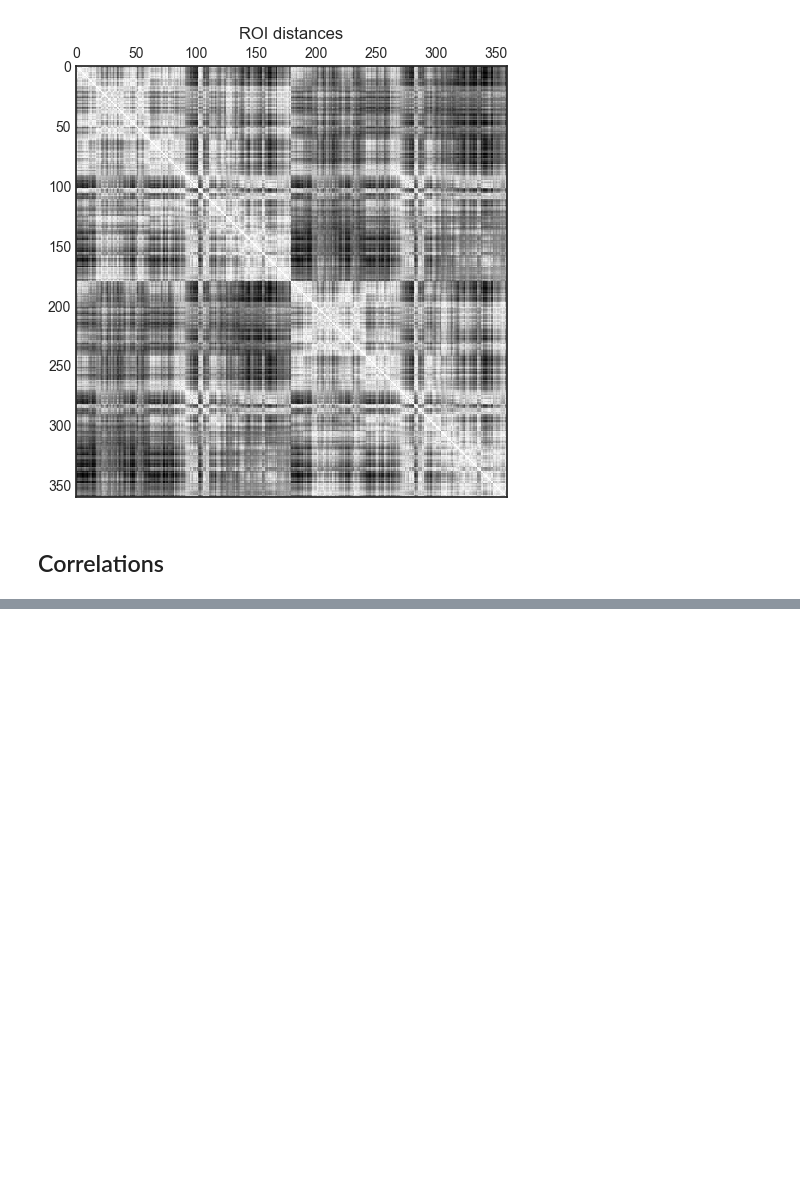
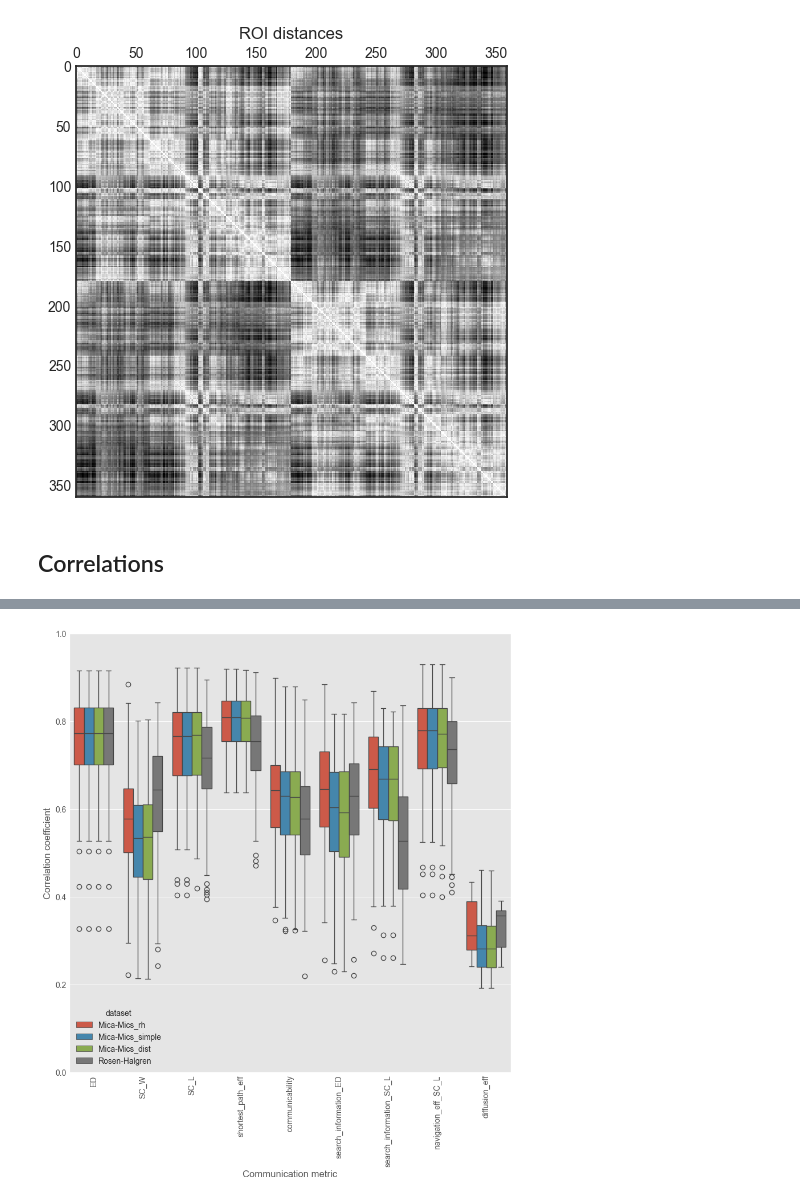
Before and after one commit to Katterrina/fimuni_thesis, a Jupyter notebook: notebooks/f-tract/01_analysis.ipynb, the cells around one changed output, grey strips where cells are left out. Cells and saved outputs as stored; diff of their text form; code cells hidden in the pictures; blank space fills up the shorter version.

```diff
--- a/notebooks/f-tract/01_analysis.ipynb
+++ b/notebooks/f-tract/01_analysis.ipynb
@@ -300,0 +372,17 @@ plot_results_overlay(result_a,result_a_partial,title="Spearman correlation of SC
+# %%
+keys = []
+
+result_p_per_roi = []
+result_p_partial_per_roi = []
+
+result_a_per_roi = []
+result_a_partial_per_roi = []
+
+for name,_,_,_ in SC_matrices:
+    print(name)
+    keys.append(name)
+    result_p_per_roi.append(corr_per_roi(stat_data_per_roi[name]["probability"]).round(3))
+    #result_a_per_roi.append(corr_per_roi(stat_data[name]["amplitude"],columns=["response_amplitude"], method='spearman').round(3))
+    #result_p_partial_per_roi.append(partial_corr_ED(stat_data[name]["probability"],'response_probability',"spearman"))
+    #result_a_partial_per_roi.append(partial_corr_ED(stat_data[name]["amplitude"],"response_amplitude","spearman"))
+print(result_p_per_roi)
@@ -300,0 +439,5 @@ plot_results_overlay(result_a,result_a_partial,title="Spearman correlation of SC
+# %%
+result_p_per_roi = pd.concat(result_p_per_roi, keys=keys).reset_index(names=["dataset","roi",'-'])
+# %%
+result_p_per_roi['p_sigf_num'] = result_p_per_roi['p_sigf'].apply(lambda x: 1 if x=="*" else 0)
+result_p_per_roi
@@ -300,0 +476,12 @@ plot_results_overlay(result_a,result_a_partial,title="Spearman correlation of SC
+# %%
+result_p_per_roi['r_abs_sigf'] = result_p_per_roi.apply(lambda x: x['r_abs'] if (x['p-unc'] < 0.05 and x['n']>=30) else np.nan,axis=1)
+# %%
+plt.figure(figsize=(10,10))
+ax = sns.boxplot(data=result_p_per_roi, x="Y", y="r_abs_sigf", hue="dataset")
+ax.set_ylim(bottom=0, top=1)
+ax.tick_params(axis='x', rotation=90)
+plt.xlabel('Communication metric')
+plt.ylabel('Correlation coefficient')
+plt.show()
+# %% [output]
+[figure, added]
```
Also changed, not shown: parts of 18 cells of this notebook.
